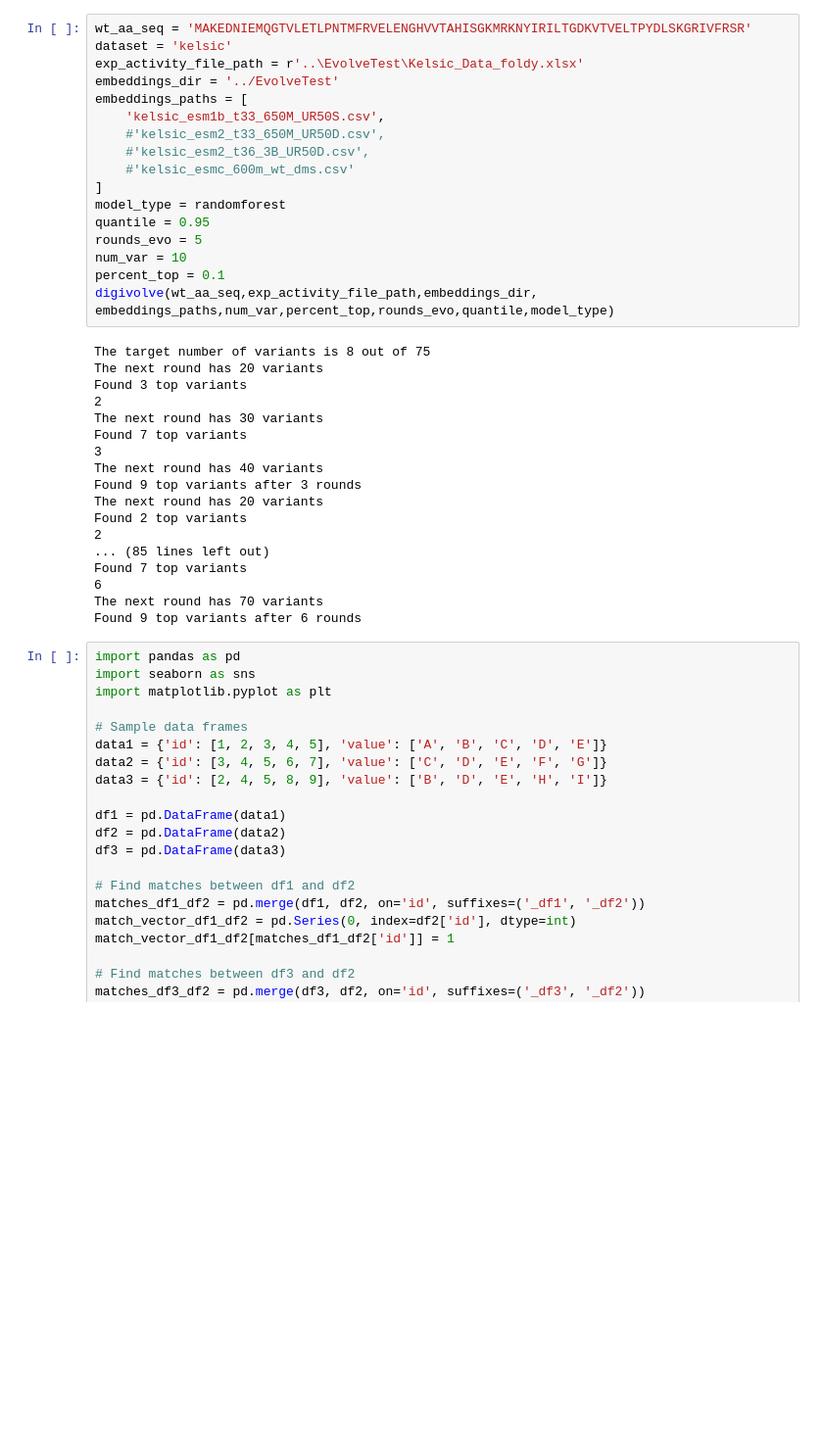
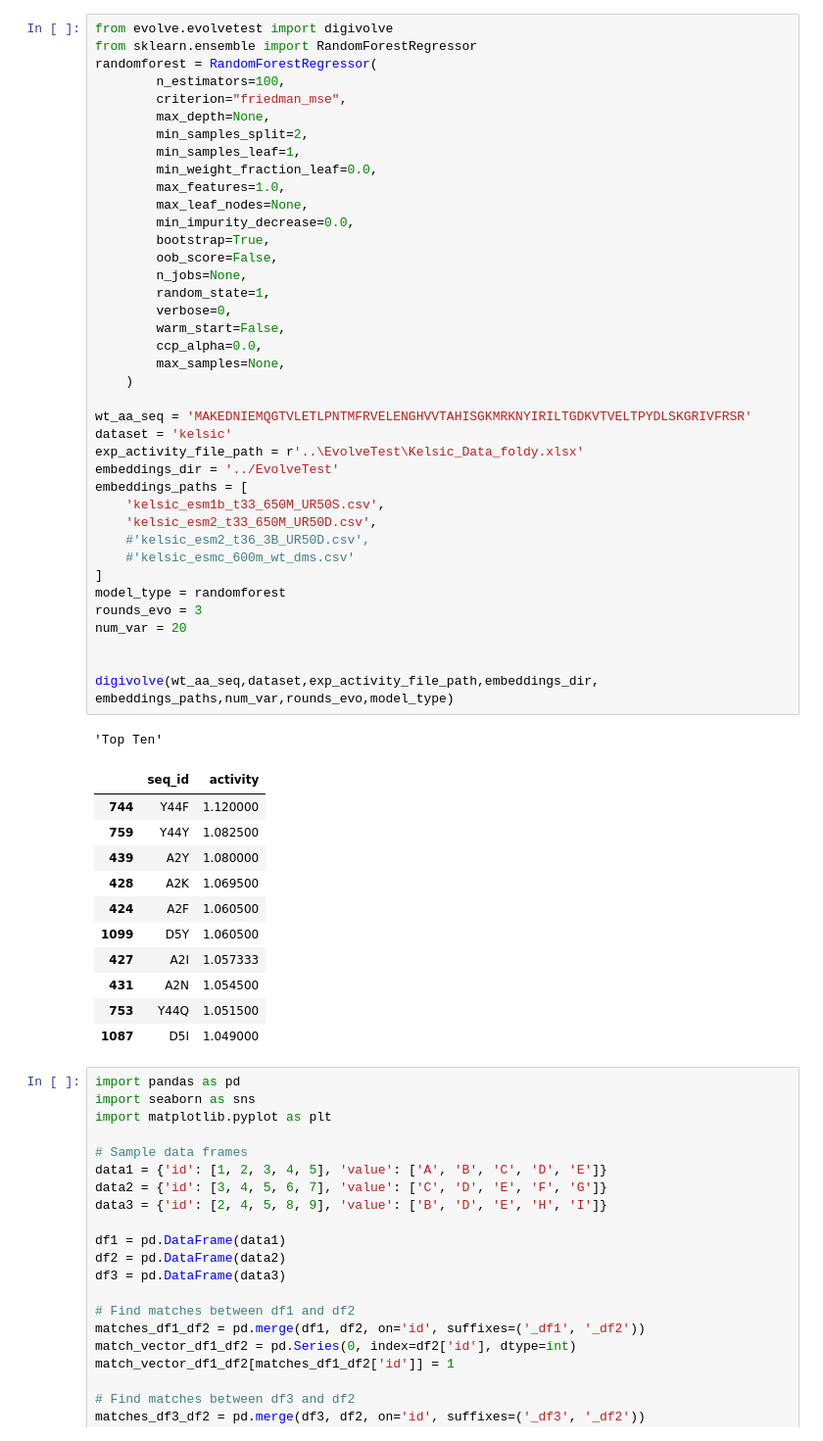
Before and after one commit to JBEI/foldy-internal, a Jupyter notebook: backend/FAFO.ipynb, the cells around one changed output. Shown at 98% size. Cells and saved outputs as stored; diff of their text form; blank space fills up the shorter version.

```diff
--- a/backend/FAFO.ipynb
+++ b/backend/FAFO.ipynb
@@ -316,38 +1,55 @@ def digivolve(wt_aa_seq,exp_activity_file_path,embeddings_dir, embeddings_paths,
 # %%
+from evolve.evolvetest import digivolve
+from sklearn.ensemble import RandomForestRegressor
+randomforest = RandomForestRegressor(
+        n_estimators=100,
+        criterion="friedman_mse",
+        max_depth=None,
+        min_samples_split=2,
+        min_samples_leaf=1,
+        min_weight_fraction_leaf=0.0,
+        max_features=1.0,
+        max_leaf_nodes=None,
+        min_impurity_decrease=0.0,
+        bootstrap=True,
+        oob_score=False,
+        n_jobs=None,
+        random_state=1,
+        verbose=0,
+        warm_start=False,
+        ccp_alpha=0.0,
+        max_samples=None,
+    )
+
 wt_aa_seq = 'MAKEDNIEMQGTVLETLPNTMFRVELENGHVVTAHISGKMRKNYIRILTGDKVTVELTPYDLSKGRIVFRSR'
 dataset = 'kelsic'
 exp_activity_file_path = r'..\EvolveTest\Kelsic_Data_foldy.xlsx'
 embeddings_dir = '../EvolveTest'
 embeddings_paths = [
     'kelsic_esm1b_t33_650M_UR50S.csv',
-    #'kelsic_esm2_t33_650M_UR50D.csv',
+    'kelsic_esm2_t33_650M_UR50D.csv',
     #'kelsic_esm2_t36_3B_UR50D.csv',
     #'kelsic_esmc_600m_wt_dms.csv'
 ]
 model_type = randomforest
-quantile = 0.95
-rounds_evo = 5
-num_var = 10
-percent_top = 0.1
-digivolve(wt_aa_seq,exp_activity_file_path,embeddings_dir, embeddings_paths,num_var,percent_top,rounds_evo,quantile,model_type)
+rounds_evo = 3
+num_var = 20
+
+
+digivolve(wt_aa_seq,dataset,exp_activity_file_path,embeddings_dir, embeddings_paths,num_var,rounds_evo,model_type)
 # %% [output]
-The target number of variants is 8 out of 75
-The next round has 20 variants
-Found 3 top variants
-2
-The next round has 30 variants
-Found 7 top variants
-3
-The next round has 40 variants
-Found 9 top variants after 3 rounds
-The next round has 20 variants
-Found 2 top variants
-2
-... (85 lines left out)
-Found 7 top variants
-6
-The next round has 70 variants
-Found 9 top variants after 6 rounds
+'Top Ten'
+|  | seq_id | activity |
+| 744 | Y44F | 1.120000 |
+| 759 | Y44Y | 1.082500 |
+| 439 | A2Y | 1.080000 |
+| 428 | A2K | 1.069500 |
+| 424 | A2F | 1.060500 |
+| 1099 | D5Y | 1.060500 |
+| 427 | A2I | 1.057333 |
+| 431 | A2N | 1.054500 |
+| 753 | Y44Q | 1.051500 |
+| 1087 | D5I | 1.049000 |
 # %%
 import pandas as pd
 import seaborn as sns
```
Also changed, not shown: parts of 3 cells of this notebook, 6 other files.
